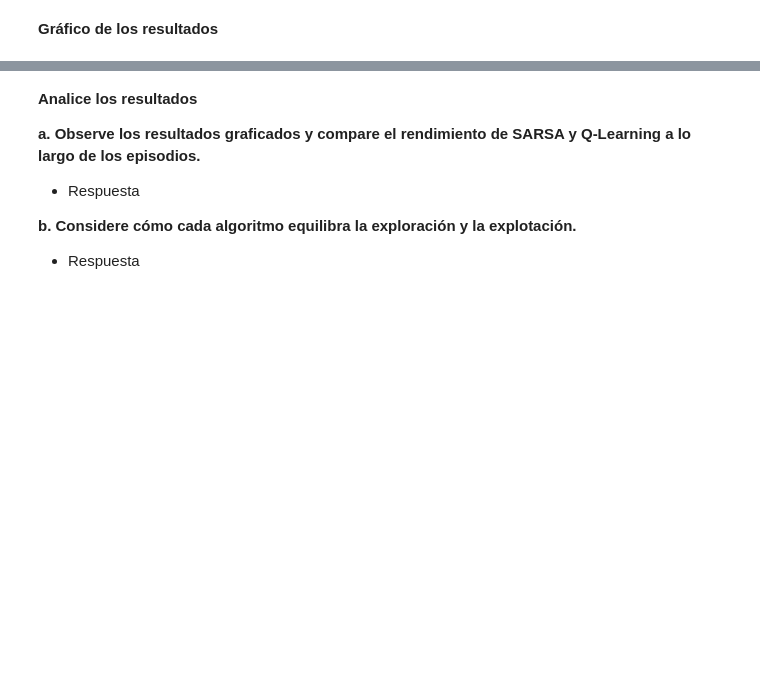
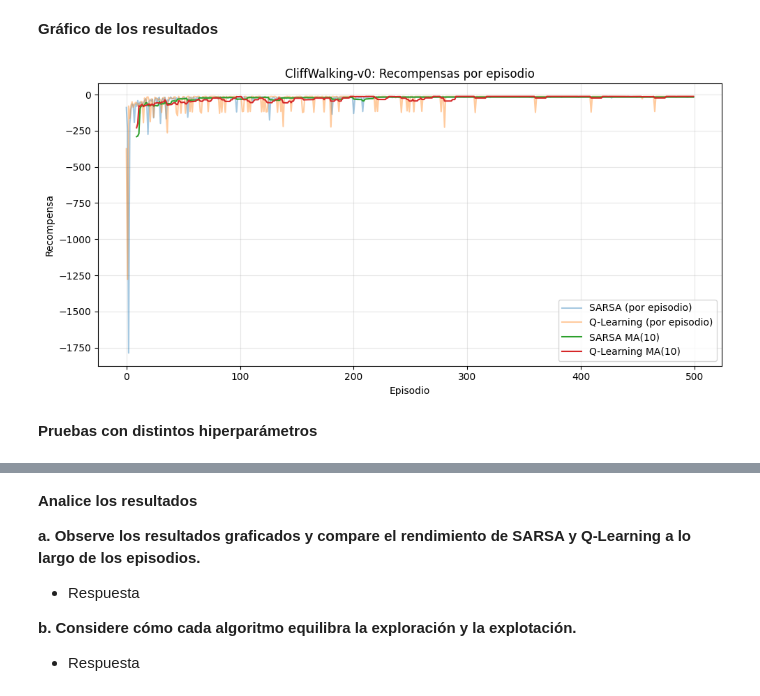
Before and after one commit to MarioGuerra21008/Lab5RL, a Jupyter notebook: laboratorio5.ipynb, the cells around one changed output, grey strips where cells are left out. Saved outputs shown, nothing was run; the diff lists cells and outputs as text; code cells hidden in the pictures; blank space fills up the shorter version.

Commit message:
feat: Q-learning implementation and comparison

```diff
--- a/laboratorio5.ipynb
+++ b/laboratorio5.ipynb
@@ -162,2 +225,27 @@ def train_sarsa(env, episodes=EPISODES, alpha=ALPHA, gamma=GAMMA,
 # %% [markdown]
 **Gráfico de los resultados**
+# %%
+def moving_average(x, w=10):
+    if len(x) < w:
+        return x
+    return np.convolve(x, np.ones(w)/w, mode='valid')
+
+plt.figure(figsize=(10,5))
+plt.plot(rewards_sarsa, label="SARSA (por episodio)", alpha=0.4)
+plt.plot(rewards_ql, label="Q-Learning (por episodio)", alpha=0.4)
+
+ma_w = 10
+plt.plot(range(ma_w-1, len(rewards_sarsa)), moving_average(rewards_sarsa, ma_w), label=f"SARSA MA({ma_w})")
+plt.plot(range(ma_w-1, len(rewards_ql)), moving_average(rewards_ql, ma_w), label=f"Q-Learning MA({ma_w})")
+
+plt.title("CliffWalking-v0: Recompensas por episodio")
+plt.xlabel("Episodio")
+plt.ylabel("Recompensa")
+plt.legend()
+plt.grid(True, alpha=0.3)
+plt.tight_layout()
+plt.show()
+# %% [output]
+[figure, added]
+# %% [markdown]
+**Pruebas con distintos hiperparámetros**
```
Also changed, not shown: parts of 5 cells of this notebook.
